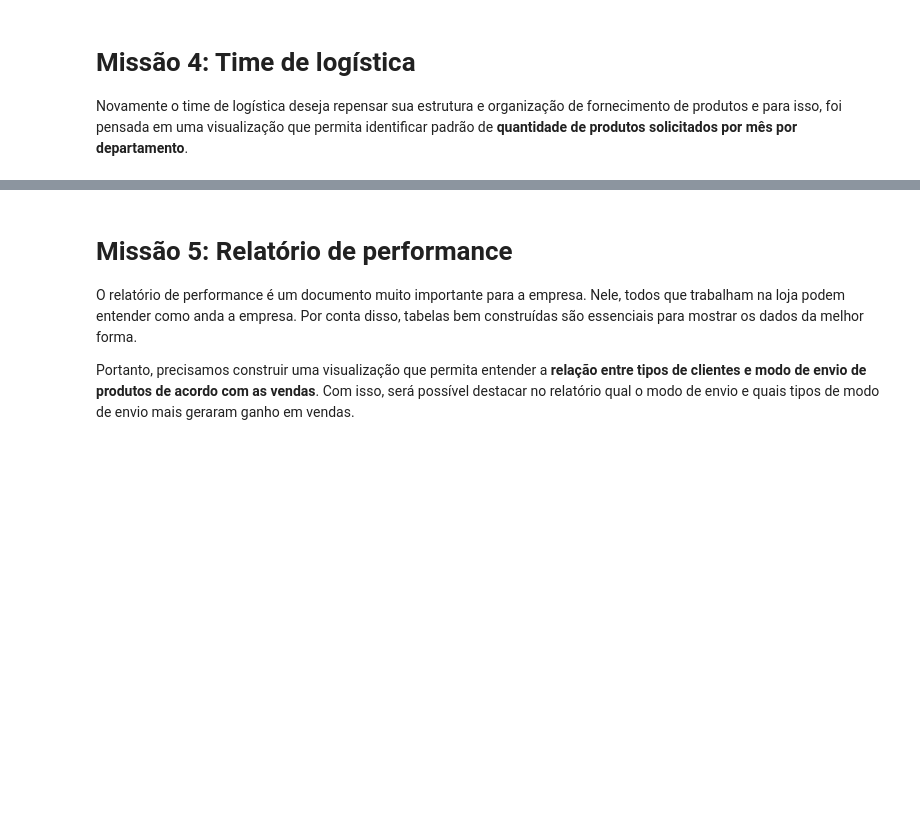
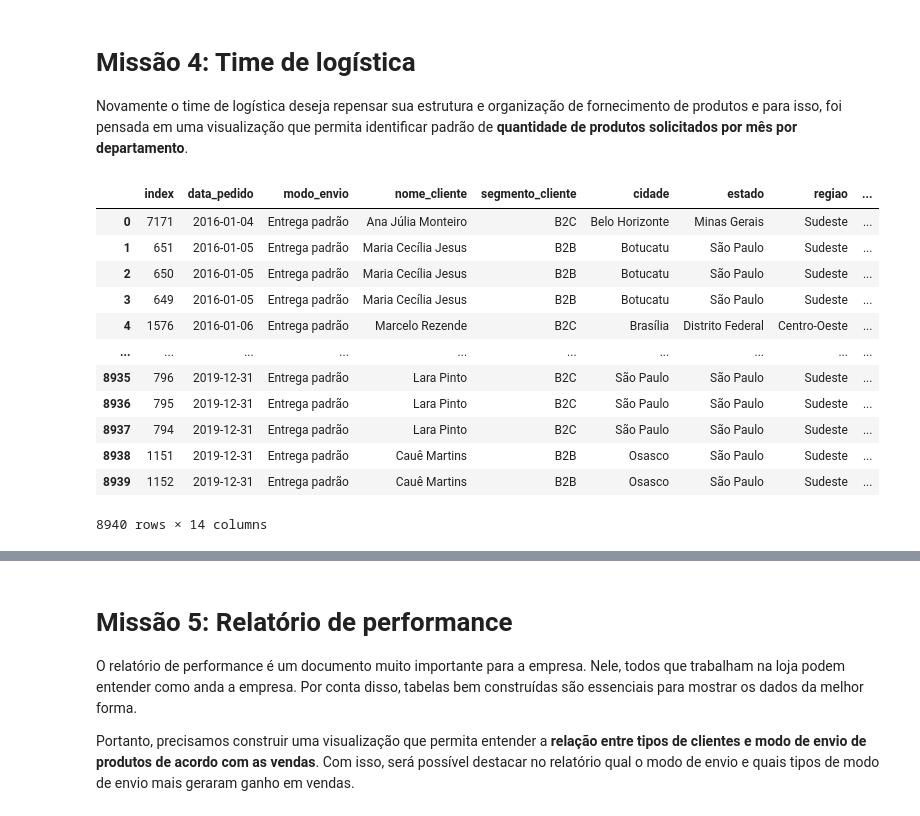
Before and after one commit to lukaswyllis/formacao-avancando-em-data-science-com-python, a Jupyter notebook: Curso 4 - Data Visualization - Estilização de tabelas com Python.ipynb, the cells around one changed output, grey strips where cells are left out. Drawn from its saved outputs; the diff is of its cells as text; code cells hidden in the pictures; blank space fills up the shorter version.

```diff
--- a/Curso 4 - Data Visualization - Estilização de tabelas com Python.ipynb
+++ b/Curso 4 - Data Visualization - Estilização de tabelas com Python.ipynb
@@ -57,6 +57,8 @@ Data columns (total 12 columns):
  11  lucro             8940 non-null   float64
 dtypes: float64(2), int64(1), object(9)
 memory usage: 838.3+ KB
+# %%
+df['data_pedido'] = pd.to_datetime(df['data_pedido'])
 # %% [markdown]
 # Missão 1: Time de vendas
 
@@ -399,3 +401,24 @@ s_desconto.format({'Porcentagem': '{:,.2f}%'})\
 # Missão 4: Time de logística
 
 Novamente o time de logística deseja repensar sua estrutura e organização de fornecimento de produtos e para isso, foi pensada em uma visualização que permita identificar padrão de **quantidade de produtos solicitados por mês por departamento**.
+# %%
+df_meses = df.copy()
+df_meses = df_meses.sort_values('data_pedido')
+df_meses['meses'] = df_meses['data_pedido'].dt.strftime('%Y - %b')
+df_meses = df_meses.reset_index()
+# %%
+df_meses
+# %% [output]
+|  | index | data_pedido | modo_envio | nome_cliente | segmento_cliente | cidade | estado | regiao | ... |
+| 0 | 7171 | 2016-01-04 | Entrega padrão | Ana Júlia Monteiro | B2C | Belo Horizonte | Minas Gerais | Sudeste | ... |
+| 1 | 651 | 2016-01-05 | Entrega padrão | Maria Cecília Jesus | B2B | Botucatu | São Paulo | Sudeste | ... |
+| 2 | 650 | 2016-01-05 | Entrega padrão | Maria Cecília Jesus | B2B | Botucatu | São Paulo | Sudeste | ... |
+| 3 | 649 | 2016-01-05 | Entrega padrão | Maria Cecília Jesus | B2B | Botucatu | São Paulo | Sudeste | ... |
+| 4 | 1576 | 2016-01-06 | Entrega padrão | Marcelo Rezende | B2C | Brasília | Distrito Federal | Centro-Oeste | ... |
+| ... | ... | ... | ... | ... | ... | ... | ... | ... | ... |
+| 8935 | 796 | 2019-12-31 | Entrega padrão | Lara Pinto | B2C | São Paulo | São Paulo | Sudeste | ... |
+| 8936 | 795 | 2019-12-31 | Entrega padrão | Lara Pinto | B2C | São Paulo | São Paulo | Sudeste | ... |
+| 8937 | 794 | 2019-12-31 | Entrega padrão | Lara Pinto | B2C | São Paulo | São Paulo | Sudeste | ... |
+| 8938 | 1151 | 2019-12-31 | Entrega padrão | Cauê Martins | B2B | Osasco | São Paulo | Sudeste | ... |
+| 8939 | 1152 | 2019-12-31 | Entrega padrão | Cauê Martins | B2B | Osasco | São Paulo | Sudeste | ... |
+8940 rows × 14 columns
```
Also changed, not shown: parts of 10 cells of this notebook.
